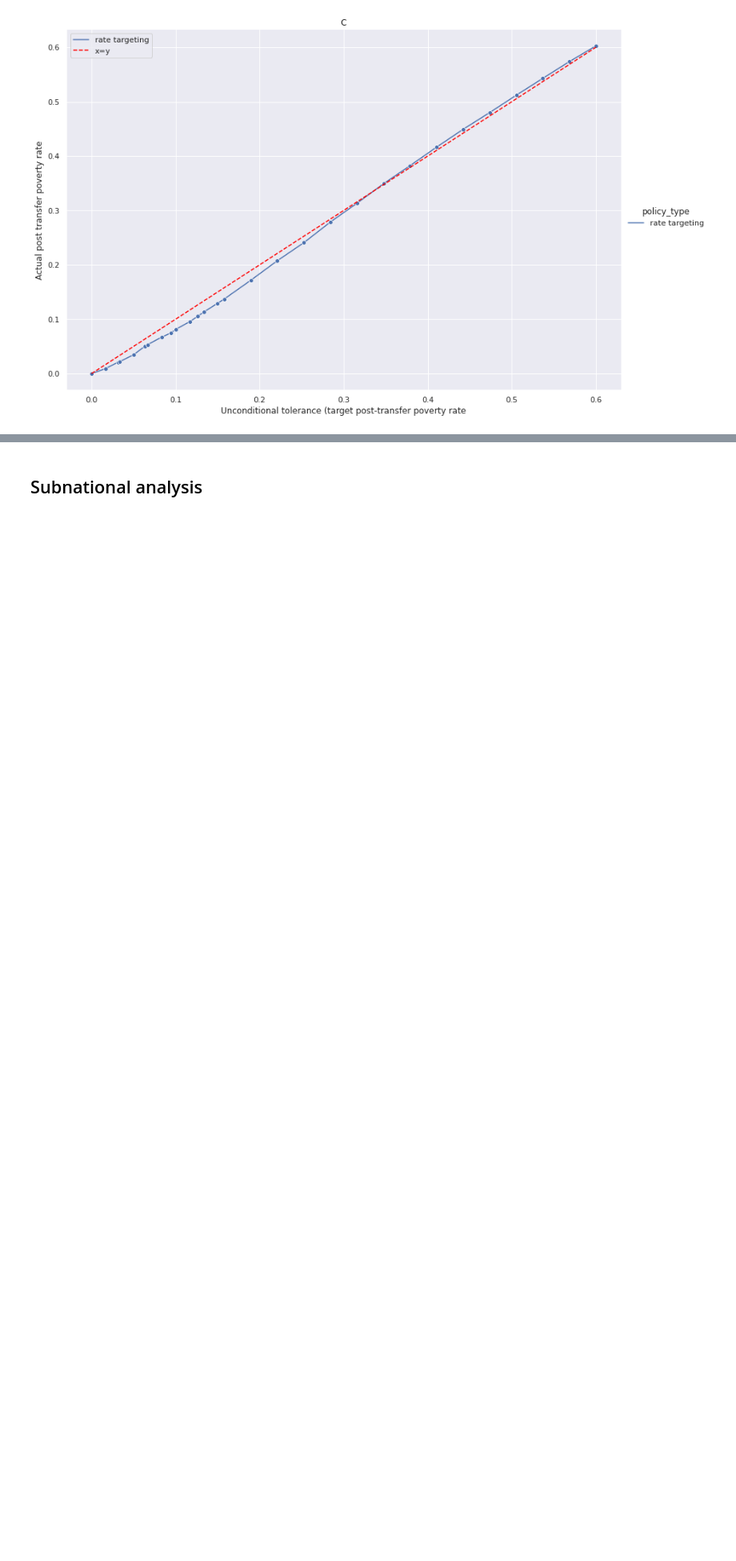
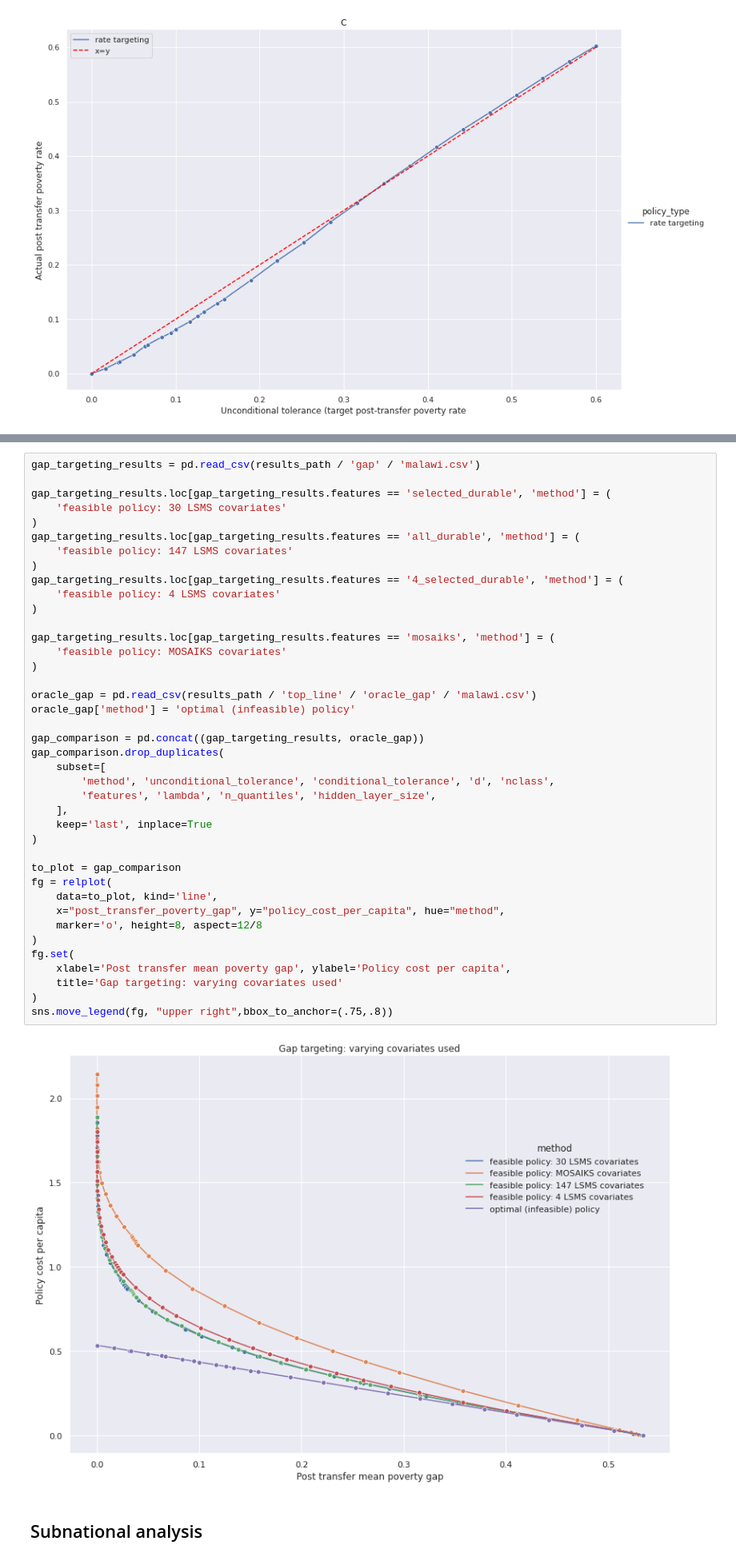
Before and after one commit to lselker13/eop, a Jupyter notebook: run_simulations/plot_malawi.ipynb, the cells around one changed output, grey strips where cells are left out. Shown at 80% size. Drawn from its saved outputs; the diff is of its cells as text; blank space fills up the shorter version.

```diff
--- a/run_simulations/plot_malawi.ipynb
+++ b/run_simulations/plot_malawi.ipynb
@@ -562,3 +603,45 @@ fg.set(xlabel='Unconditional tolerance (target post-transfer poverty rate', ylab
+# %%
+gap_targeting_results = pd.read_csv(results_path / 'gap' / 'malawi.csv')
+
+gap_targeting_results.loc[gap_targeting_results.features == 'selected_durable', 'method'] = (
+    'feasible policy: 30 LSMS covariates'
+)
+gap_targeting_results.loc[gap_targeting_results.features == 'all_durable', 'method'] = (
+    'feasible policy: 147 LSMS covariates'
+)
+gap_targeting_results.loc[gap_targeting_results.features == '4_selected_durable', 'method'] = (
+    'feasible policy: 4 LSMS covariates'
+)
+
+gap_targeting_results.loc[gap_targeting_results.features == 'mosaiks', 'method'] = (
+    'feasible policy: MOSAIKS covariates'
+)
+
+oracle_gap = pd.read_csv(results_path / 'top_line' / 'oracle_gap' / 'malawi.csv')
+oracle_gap['method'] = 'optimal (infeasible) policy'
+
+gap_comparison = pd.concat((gap_targeting_results, oracle_gap))
+gap_comparison.drop_duplicates(
+    subset=[
+        'method', 'unconditional_tolerance', 'conditional_tolerance', 'd', 'nclass',
+        'features', 'lambda', 'n_quantiles', 'hidden_layer_size',
+    ],
+    keep='last', inplace=True
+)
+
+to_plot = gap_comparison
+fg = relplot(
+    data=to_plot, kind='line',
+    x="post_transfer_poverty_gap", y="policy_cost_per_capita", hue="method",
+    marker='o', height=8, aspect=12/8
+)
+fg.set(
+    xlabel='Post transfer mean poverty gap', ylabel='Policy cost per capita',
+    title='Gap targeting: varying covariates used'
+)
+sns.move_legend(fg, "upper right",bbox_to_anchor=(.75,.8))
+# %% [output]
+[figure, added]
 # %% [markdown]
 ## Subnational analysis
 # %%
```
Also changed, not shown: parts of 8 cells of this notebook.
